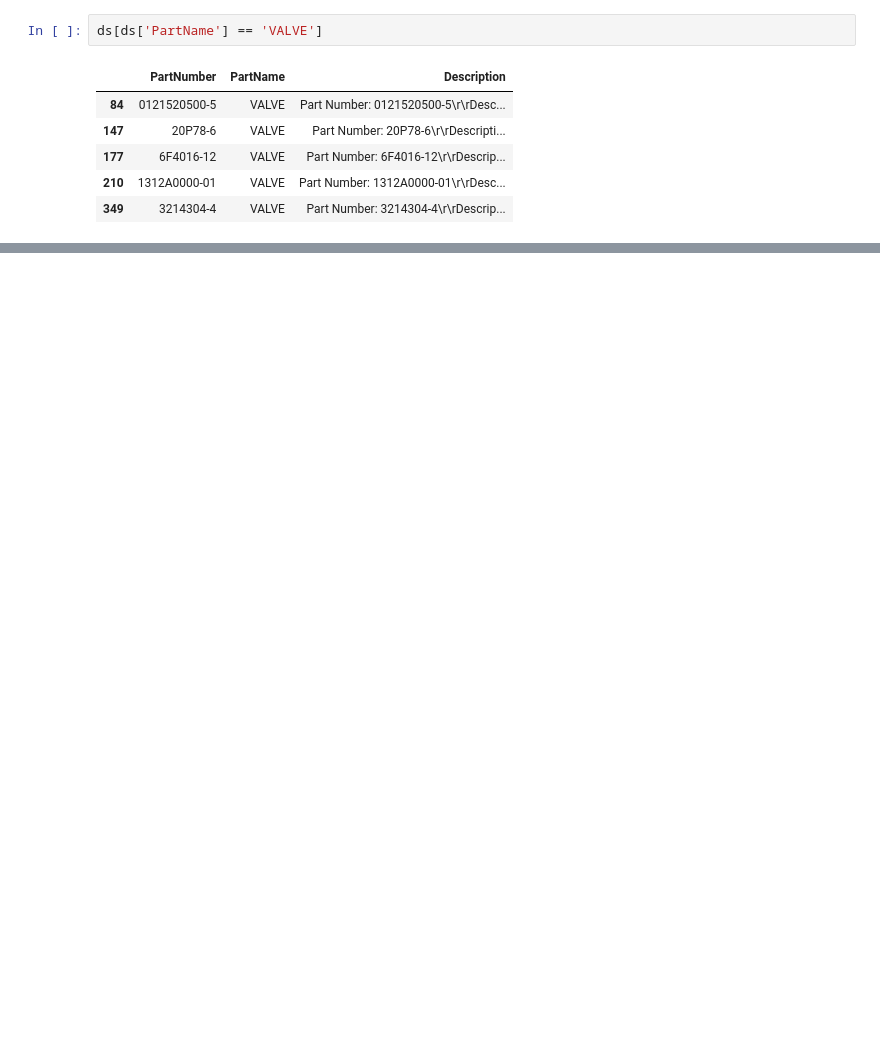
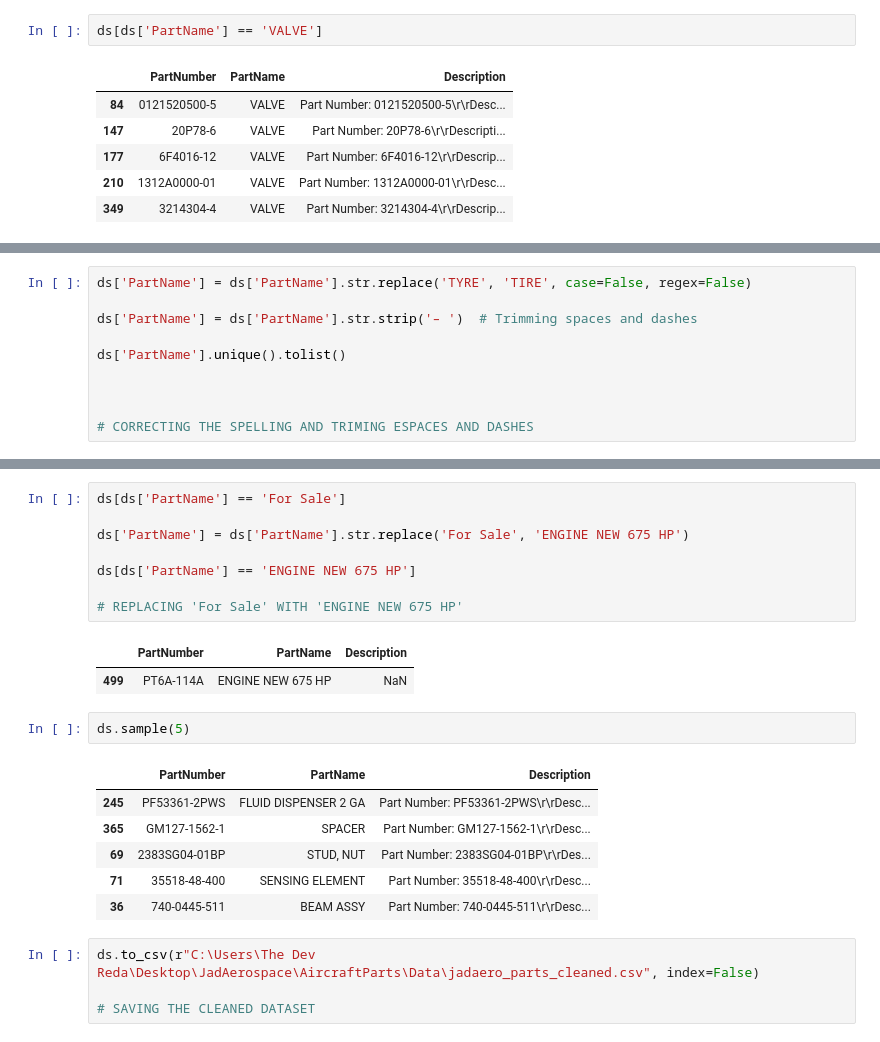
Before and after one commit to thedevreda/JadAerospace, a Jupyter notebook: AircraftParts/CLNAircraftParts.ipynb, the cells around one changed output, grey strips where cells are left out. Saved outputs shown, nothing was run; the diff lists cells and outputs as text; blank space fills up the shorter version.

```diff
--- a/AircraftParts/CLNAircraftParts.ipynb
+++ b/AircraftParts/CLNAircraftParts.ipynb
@@ -127,3 +124,13 @@ ds['PartName'].unique().tolist()
  ' CARTRIDGE 20PC',
  ' FIREX 224 CU',
  'For Sale']
+# %%
+ds['PartName'] = ds['PartName'].str.replace('TYRE', 'TIRE', case=False, regex=False)
+
+ds['PartName'] = ds['PartName'].str.strip('– ')  # Trimming spaces and dashes
+
+ds['PartName'].unique().tolist()
+
+
+
+# CORRECTING THE SPELLING AND TRIMING ESPACES AND DASHES
@@ -129,0 +155,24 @@ ds['PartName'].unique().tolist()
+# %%
+ds[ds['PartName'] == 'For Sale']
+
+ds['PartName'] = ds['PartName'].str.replace('For Sale', 'ENGINE NEW 675 HP')
+
+ds[ds['PartName'] == 'ENGINE NEW 675 HP']
+
+# REPLACING 'For Sale' WITH 'ENGINE NEW 675 HP'
+# %% [output]
+|  | PartNumber | PartName | Description |
+| 499 | PT6A-114A | ENGINE NEW 675 HP | NaN |
+# %%
+ds.sample(5)
+# %% [output]
+|  | PartNumber | PartName | Description |
+| 245 | PF53361-2PWS | FLUID DISPENSER 2 GA | Part Number: PF53361-2PWS\r\rDesc... |
+| 365 | GM127-1562-1 | SPACER | Part Number: GM127-1562-1\r\rDesc... |
+| 69 | 2383SG04-01BP | STUD, NUT | Part Number: 2383SG04-01BP\r\rDes... |
+| 71 | 35518-48-400 | SENSING ELEMENT | Part Number: 35518-48-400\r\rDesc... |
+| 36 | 740-0445-511 | BEAM ASSY | Part Number: 740-0445-511\r\rDesc... |
+# %%
+ds.to_csv(r"C:\Users\The Dev Reda\Desktop\JadAerospace\AircraftParts\Data\jadaero_parts_cleaned.csv", index=False)
+
+# SAVING THE CLEANED DATASET
```
Also changed, not shown: parts of 6 cells of this notebook, 4 other files.
